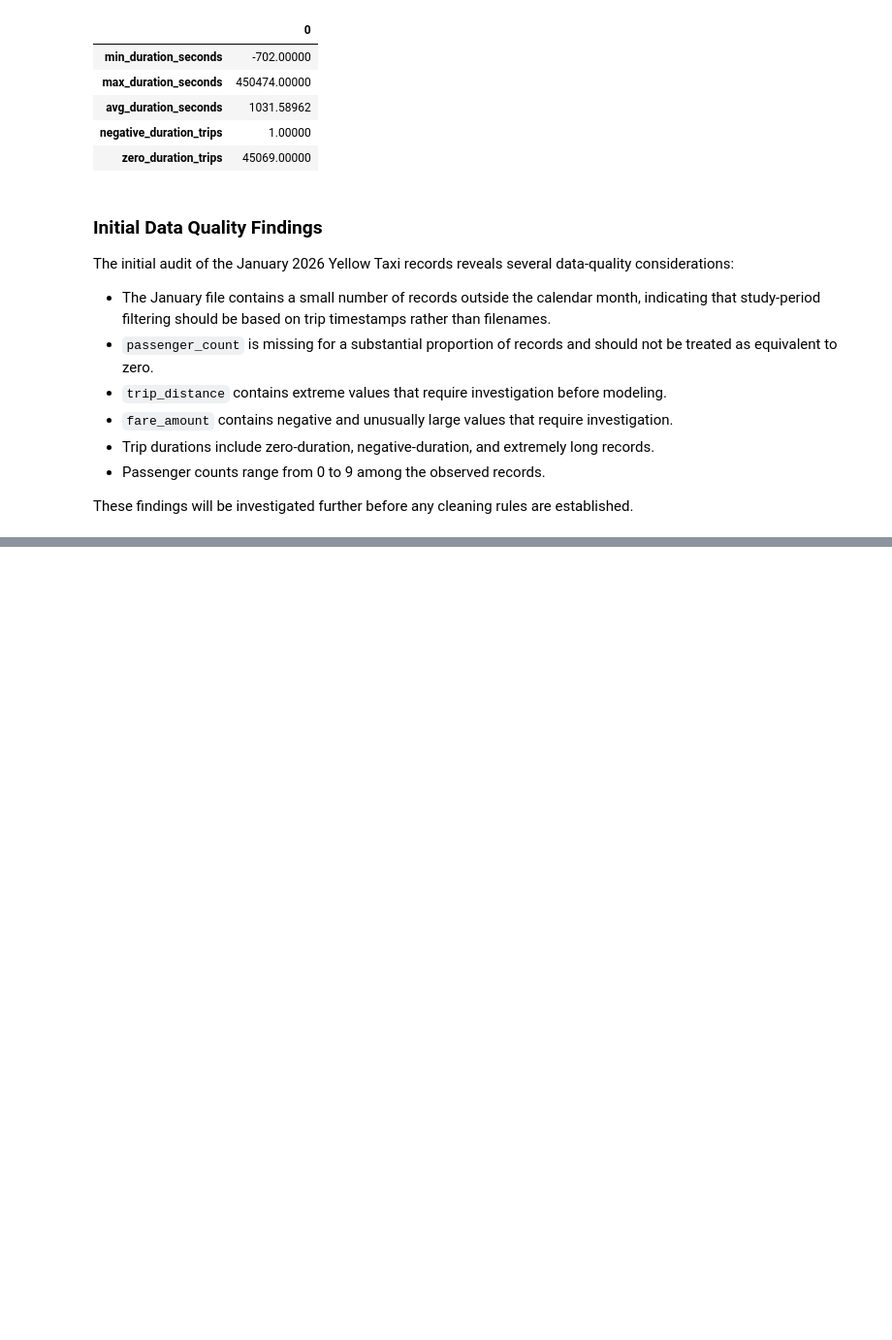
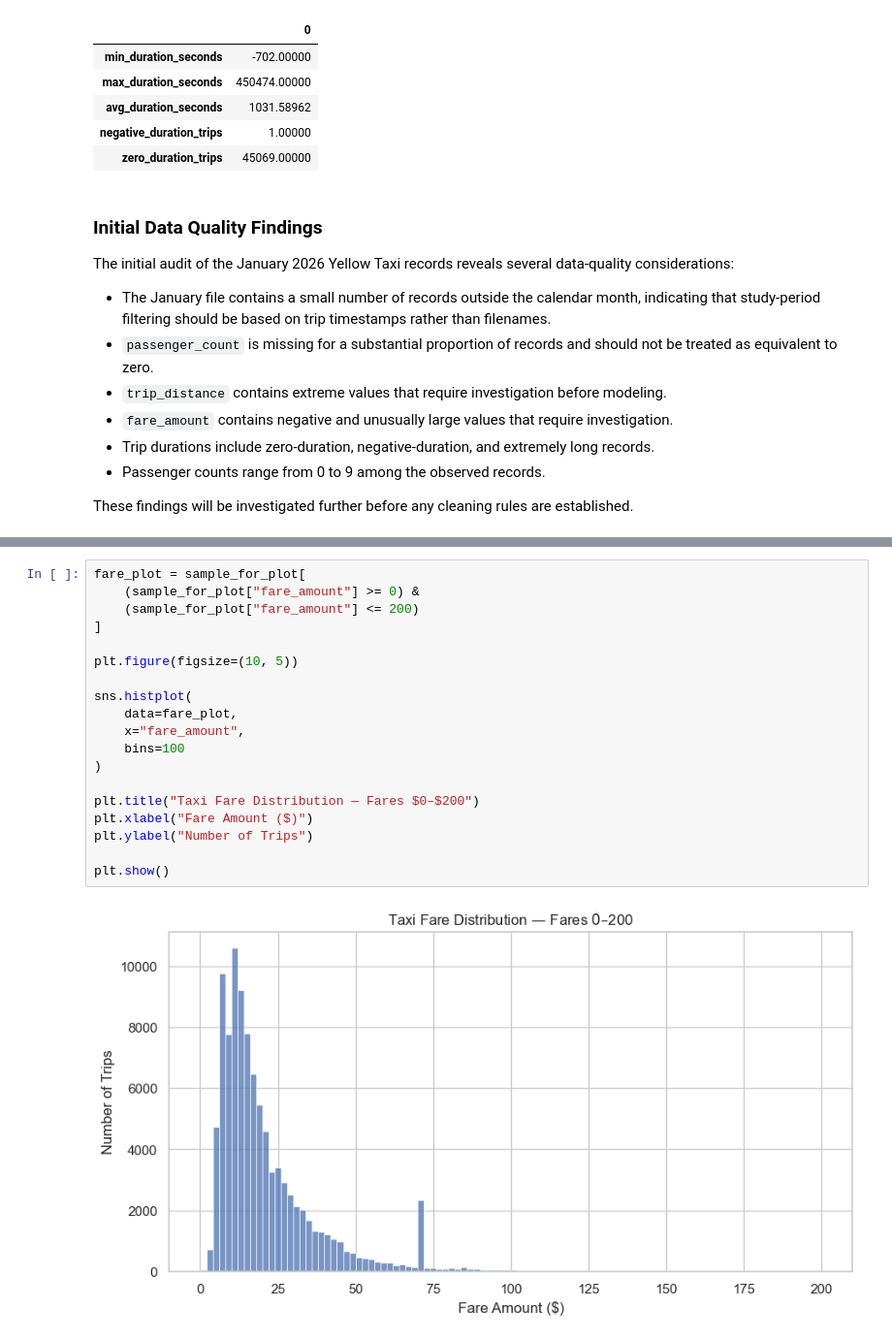
Before and after one commit to sachdeva-aarushi/ML-notebooks, a Jupyter notebook: nyc-taxi-analysis/notebooks/01_data_exploration_and_quality.ipynb, the cells around one changed output, grey strips where cells are left out. Shown at 97% size. Drawn from its saved outputs; the diff is of its cells as text; blank space fills up the shorter version.

```diff
--- a/nyc-taxi-analysis/notebooks/01_data_exploration_and_quality.ipynb
+++ b/nyc-taxi-analysis/notebooks/01_data_exploration_and_quality.ipynb
@@ -276,0 +639,21 @@ These findings will be investigated further before any cleaning rules are establ
+# %%
+fare_plot = sample_for_plot[
+    (sample_for_plot["fare_amount"] >= 0) &
+    (sample_for_plot["fare_amount"] <= 200)
+]
+
+plt.figure(figsize=(10, 5))
+
+sns.histplot(
+    data=fare_plot,
+    x="fare_amount",
+    bins=100
+)
+
+plt.title("Taxi Fare Distribution — Fares $0–$200")
+plt.xlabel("Fare Amount ($)")
+plt.ylabel("Number of Trips")
+
+plt.show()
+# %% [output]
+[figure, added]
```
Also changed, not shown: parts of 25 cells of this notebook.
